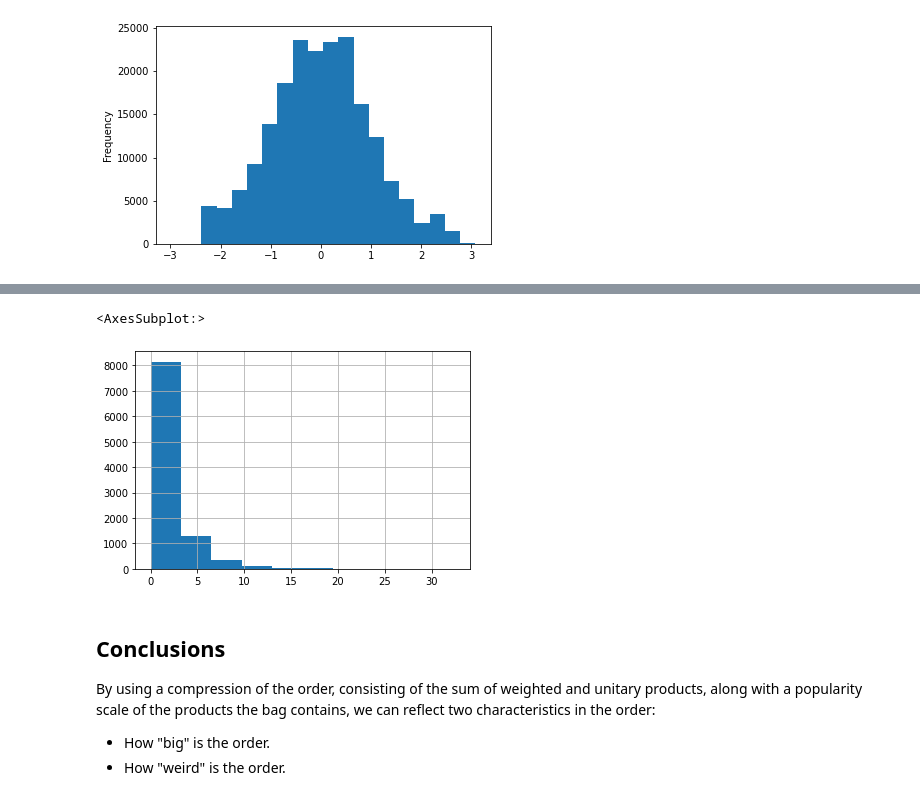
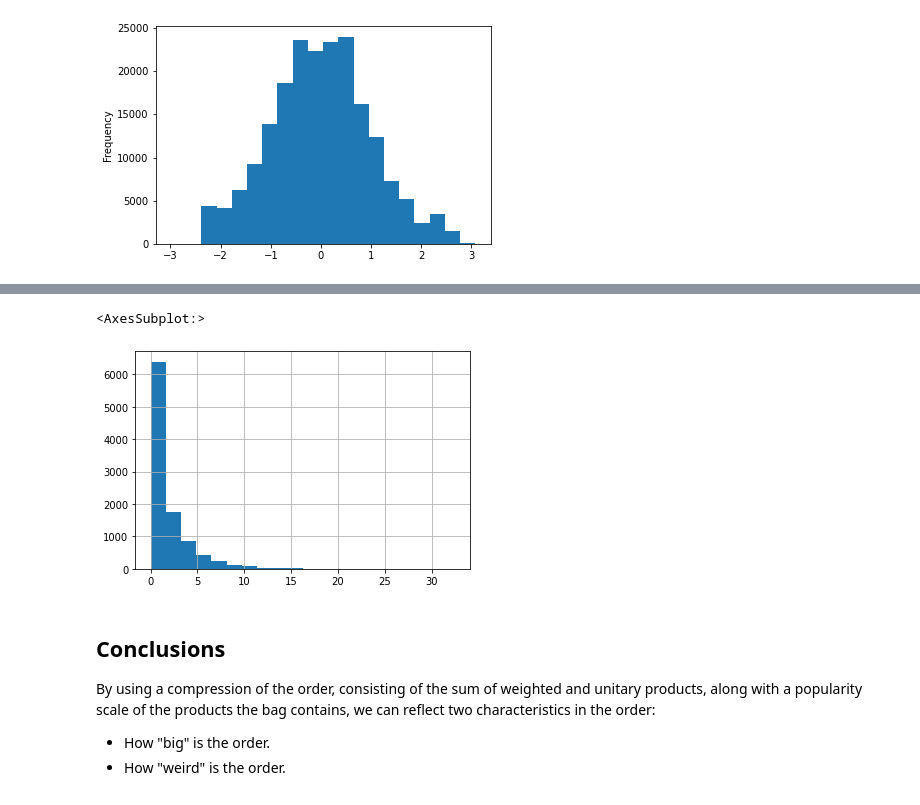
Before and after one commit to harrisonford/cornershop_estimator, a Jupyter notebook: 02_OrderProducts.ipynb, the cells around one changed output, grey strips where cells are left out. Cells and saved outputs as stored; diff of their text form; code cells hidden in the pictures.

```diff
--- a/02_OrderProducts.ipynb
+++ b/02_OrderProducts.ipynb
@@ -134,0 +137,4 @@ everything for the order_id, let's check it out.
+# %%
+# change popularity for zscore(log(popularity))
+order_products['weighted_popularity'] = zscore_popularity
+order_products
@@ -185,8 +205,8 @@ compressed_orders['sum_uni'].hist()
 # %%
-compressed_orders['sum_wei'].hist()
+compressed_orders['sum_wei'].hist(bins=20)
 # %% [output]
 <AxesSubplot:>
-[figure, old version]
+[figure, new version]
 # %% [markdown]
 ## Conclusions
 By using a compression of the order, consisting of the sum of weighted and unitary products, along with
```
Also changed, not shown: parts of 8 cells of this notebook, 1 other file.
